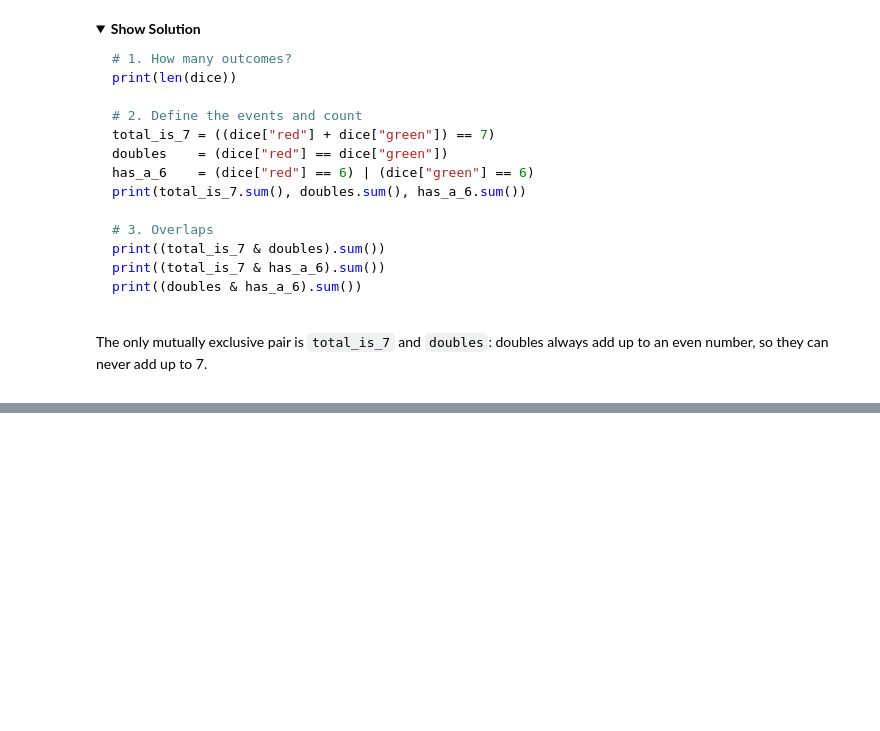
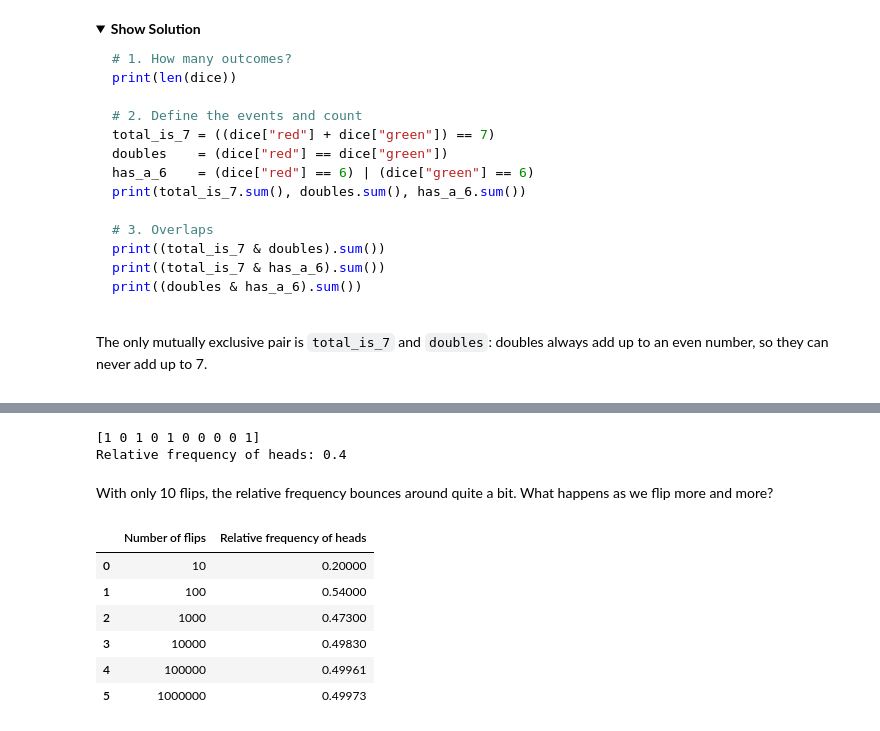
Before and after one commit to ntstevens/DATSC101, a Jupyter notebook: Lectures/5-Randomness and Probability.ipynb, the cells around one changed output, grey strips where cells are left out. Cells and saved outputs as stored; diff of their text form; code cells hidden in the pictures; folded sections open; blank space fills up the shorter version.

```diff
--- a/Lectures/5-Randomness and Probability.ipynb
+++ b/Lectures/5-Randomness and Probability.ipynb
@@ -289,0 +381,29 @@ We now have *counts* of the number of outcomes that define each event. Next we l
+# %%
+import numpy as np
+
+N = 10
+flips = np.random.randint(low = 0, high = 2, size = N)
+print(flips)
+print("Relative frequency of heads:", flips.mean())
+# %% [output]
+[1 0 1 0 1 0 0 0 0 1]
+Relative frequency of heads: 0.4
+# %% [markdown]
+With only 10 flips, the relative frequency bounces around quite a bit. What happens as we flip more and more?
+# %%
+N_values = [10, 100, 1000, 10000, 100000, 1000000]
+rel_freqs = []
+for N in N_values:
+    flips = np.random.randint(low = 0, high = 2, size = N)
+    rel_freqs.append(flips.mean())
+
+pd.DataFrame({"Number of flips": N_values,
+              "Relative frequency of heads": rel_freqs})
+# %% [output]
+|  | Number of flips | Relative frequency of heads |
+| 0 | 10 | 0.20000 |
+| 1 | 100 | 0.54000 |
+| 2 | 1000 | 0.47300 |
+| 3 | 10000 | 0.49830 |
+| 4 | 100000 | 0.49961 |
+| 5 | 1000000 | 0.49973 |
```
Also changed, not shown: parts of 33 cells of this notebook.
